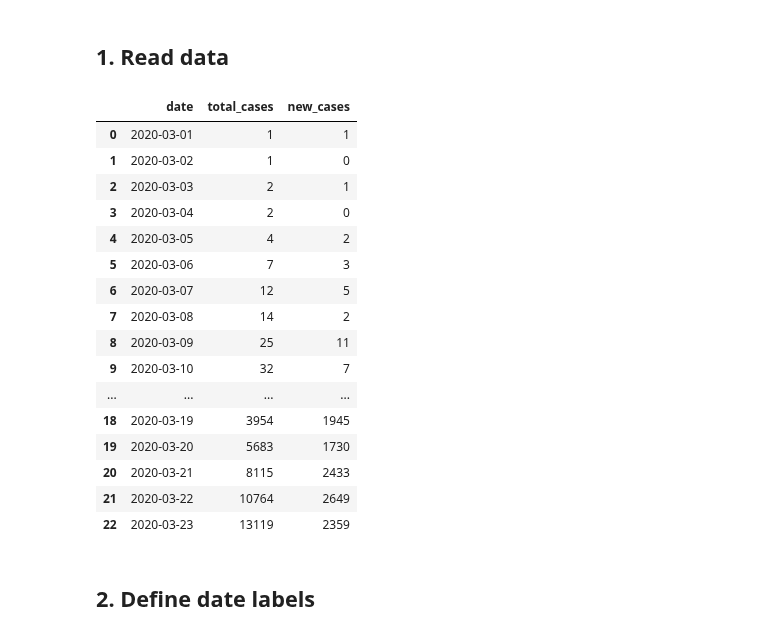
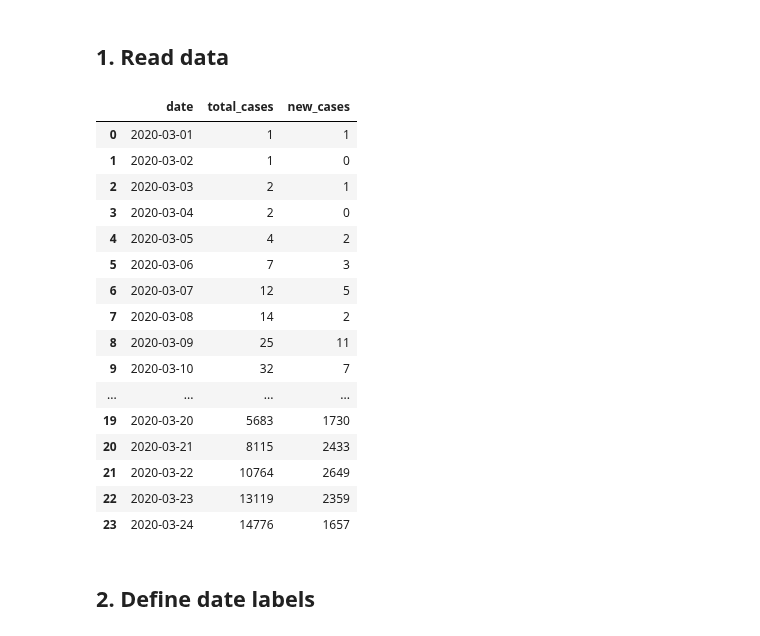
Before and after one commit to carlos-afonso/COVID-19, a Jupyter notebook: notebooks/nyc-covid-19-cases-over-time.ipynb, the cells around one changed output. Cells and saved outputs as stored; diff of their text form; code cells hidden in the pictures.

```diff
--- a/notebooks/nyc-covid-19-cases-over-time.ipynb
+++ b/notebooks/nyc-covid-19-cases-over-time.ipynb
@@ -11,31 +11,31 @@ import pandas as pd
 # %% [markdown]
 ## 1. Read data
 # %%
-update_str = 'as reported by NYC Health on March 23, 2020, 5pm'
+update_str = 'as reported by NYC Health on March 24, 2020, 9:45 am'
 source_str = 'Data: nyc.gov/coronavirus - Plot: carlos-afonso.github.io/COVID-19'
 
 data_file = '../data/nyc-health-daily-data-summary/nyc-covid-19-cases-over-time.csv'
 
 df = pd.read_csv(data_file)
 df
 # %% [output]
 |  | date | total_cases | new_cases |
 | 0 | 2020-03-01 | 1 | 1 |
 | 1 | 2020-03-02 | 1 | 0 |
 | 2 | 2020-03-03 | 2 | 1 |
 | 3 | 2020-03-04 | 2 | 0 |
 | 4 | 2020-03-05 | 4 | 2 |
 | 5 | 2020-03-06 | 7 | 3 |
 | 6 | 2020-03-07 | 12 | 5 |
 | 7 | 2020-03-08 | 14 | 2 |
 | 8 | 2020-03-09 | 25 | 11 |
 | 9 | 2020-03-10 | 32 | 7 |
 | ... | ... | ... | ... |
-| 18 | 2020-03-19 | 3954 | 1945 |
 | 19 | 2020-03-20 | 5683 | 1730 |
 | 20 | 2020-03-21 | 8115 | 2433 |
 | 21 | 2020-03-22 | 10764 | 2649 |
 | 22 | 2020-03-23 | 13119 | 2359 |
+| 23 | 2020-03-24 | 14776 | 1657 |
 # %% [markdown]
 ## 2. Define date labels
 # %%
```
Also changed, not shown: parts of 4 cells of this notebook, 7 other files.
